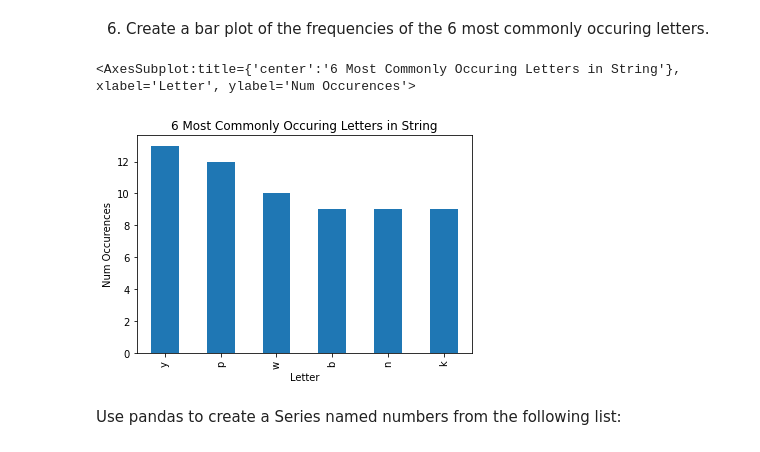
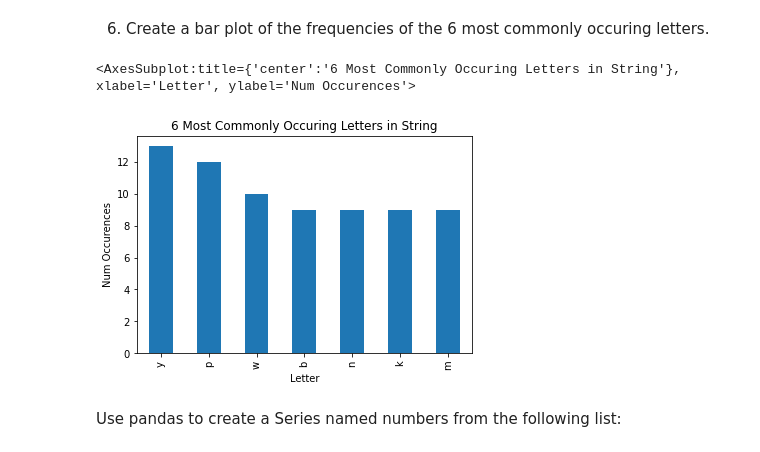
Before and after one commit to jesse-d-marder/numpy-pandas-visualization-exercises, a Jupyter notebook: pandas_series.ipynb, the cells around one changed output. Saved outputs shown, nothing was run; the diff lists cells and outputs as text; code cells hidden in the pictures.

```diff
--- a/pandas_series.ipynb
+++ b/pandas_series.ipynb
@@ -288,11 +288,11 @@ letters_upper = letters.str.upper()
 6. Create a bar plot of the frequencies of the 6 most commonly occuring
       letters.
 # %%
-letters.value_counts()[:6].plot.bar(title = "6 Most Commonly Occuring Letters in String",
+letters.value_counts().nlargest(6,keep="all").plot.bar(title = "6 Most Commonly Occuring Letters in String",
                                    xlabel = "Letter", ylabel = "Num Occurences")
 # %% [output]
 <AxesSubplot:title={'center':'6 Most Commonly Occuring Letters in String'}, xlabel='Letter', ylabel='Num Occurences'>
-[figure, old version]
+[figure, new version]
 # %% [markdown]
 Use pandas to create a Series named numbers from the following list:
 # %%
```
Also changed, not shown: parts of 6 cells of this notebook, 1 other file.
